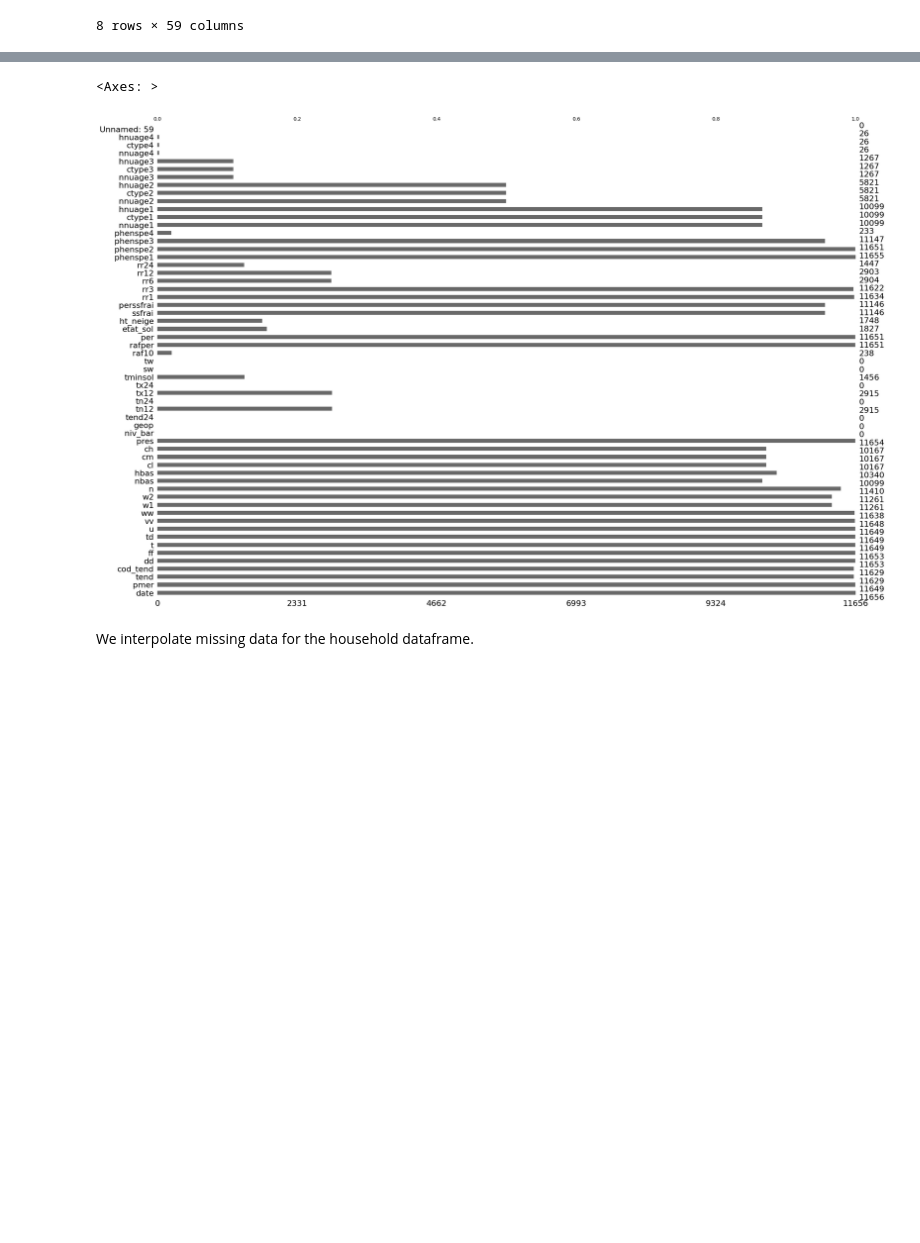
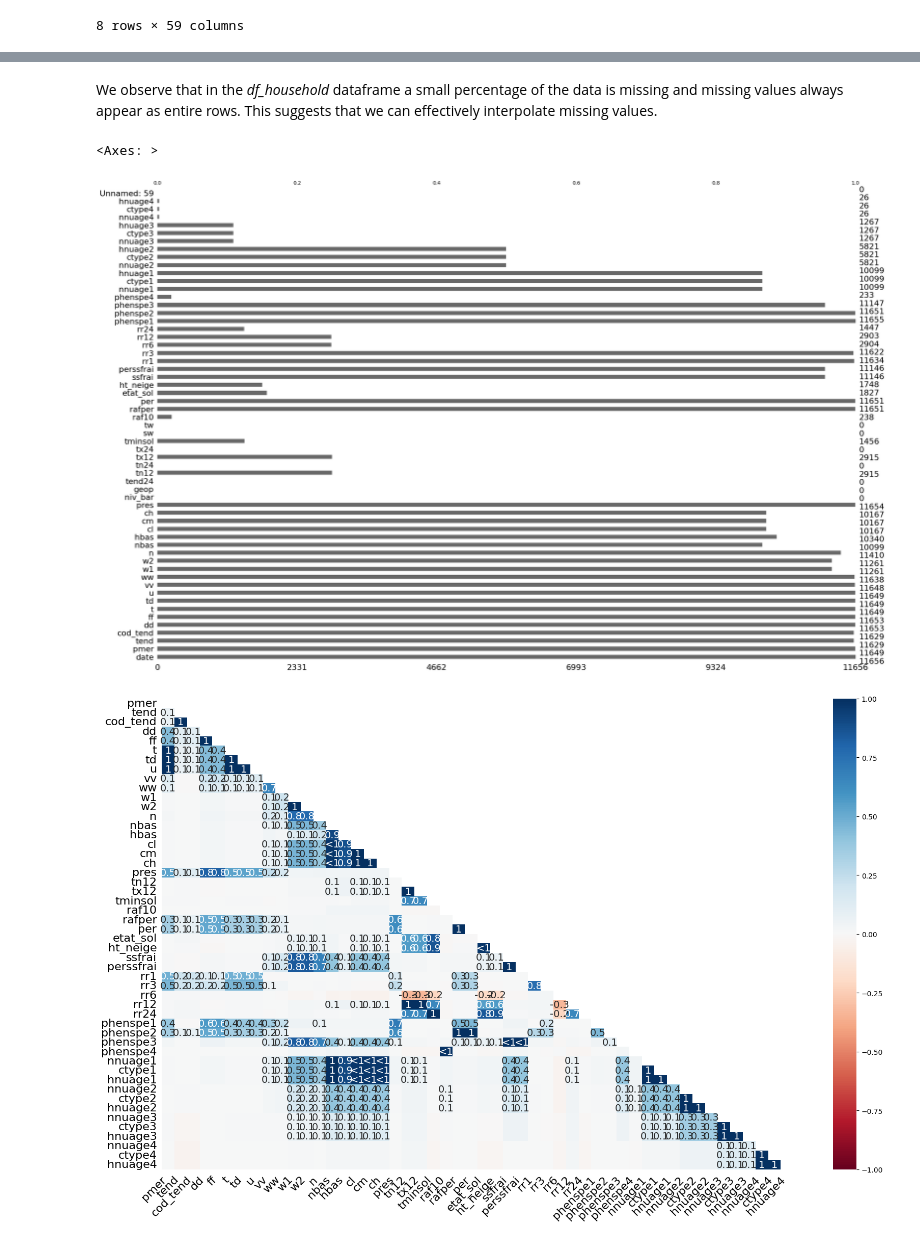
Before and after one commit to ArkhamKnightGPC/Power-consumption-weather, a Jupyter notebook: p1.ipynb, the cells around one changed output, grey strips where cells are left out. Saved outputs shown, nothing was run; the diff lists cells and outputs as text; code cells hidden in the pictures; blank space fills up the shorter version.

```diff
--- a/p1.ipynb
+++ b/p1.ipynb
@@ -188,8 +193,9 @@ msno.bar(df_household)
+# %% [markdown]
+We observe that in the *df_household* dataframe a small percentage of the data is missing and missing values always appear as entire rows. This suggests that we can effectively interpolate missing values.
 # %%
 msno.bar(df_station)
-#msno.heatmap(df_station)
+msno.heatmap(df_station)
 # %% [output]
 <Axes: >
 [figure]
+[figure, added]
-# %% [markdown]
-We interpolate missing data for the household dataframe.
```
Also changed, not shown: parts of 22 cells of this notebook.
